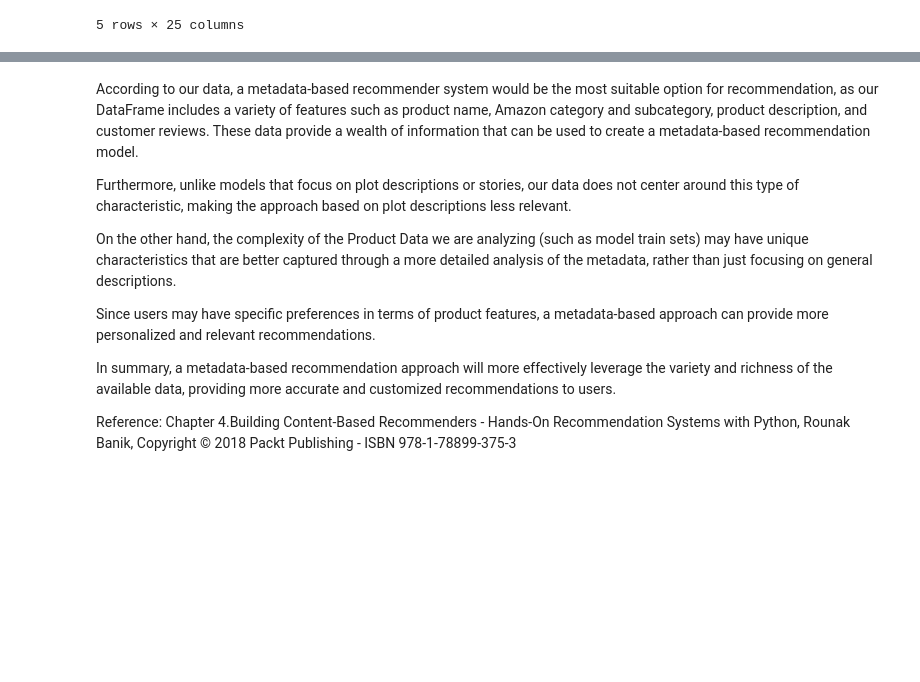
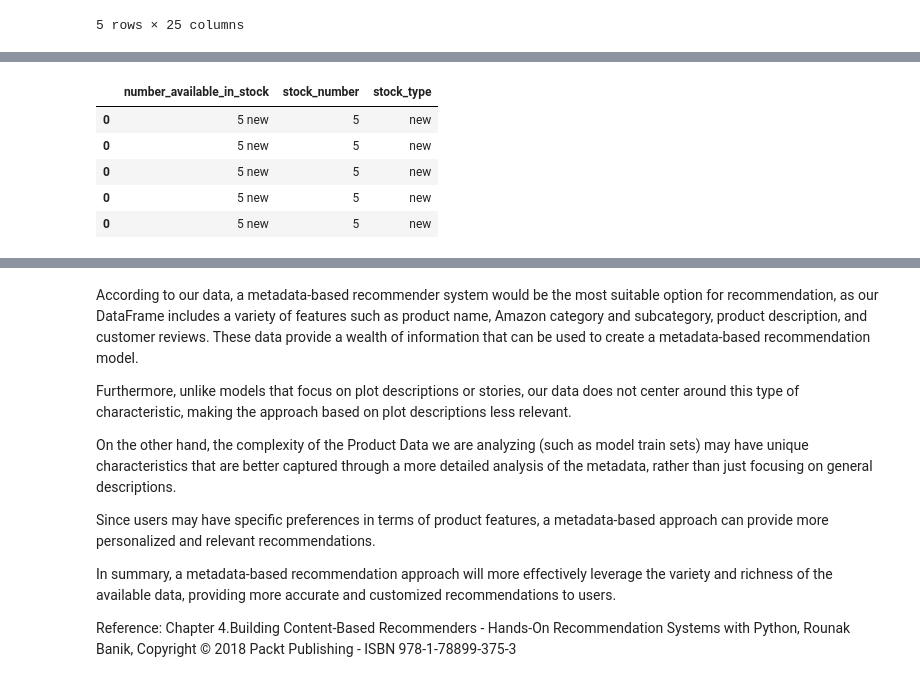
Before and after one commit to FJGM2023015/Recommendation-System-Market-Basket-Analysis-, a Jupyter notebook: recomm_system_market_basket_analysis.ipynb, the cells around one changed output, grey strips where cells are left out. Saved outputs shown, nothing was run; the diff lists cells and outputs as text; code cells hidden in the pictures; blank space fills up the shorter version.

```diff
--- a/recomm_system_market_basket_analysis.ipynb
+++ b/recomm_system_market_basket_analysis.ipynb
@@ -391,7 +366,0 @@ I am going to replace NaN or empty values in my dataframe with 'Unknown'. Howeve
-# %%
-# Add 'Unknown' to the categories in the 'sentiment_category' column
-if 'sentiment_category' in df_amazon_expanded.columns:
-    df_amazon_expanded['sentiment_category'] = df_amazon_expanded['sentiment_category'].cat.add_categories('Unknown')
-
-# Fill all cells with NaN values or empty cells with 'Unknown'
-df_amazon_expanded.fillna('Unknown', inplace=True)
@@ -410,0 +412,19 @@ sadasdasd
+# %%
+def split_number_and_text(s):
+    if pd.notnull(s):
+        match = re.match(r'(\d+)\s*(\w+)', s)
+        if match:
+            return match.groups()
+    return (None, None)
+
+# Apply the function and create new columns
+df_amazon_expanded[['stock_number', 'stock_type']] = df_amazon_expanded['number_available_in_stock'].apply(lambda x: split_number_and_text(x)).apply(pd.Series)
+
+df_amazon_expanded[['number_available_in_stock', 'stock_number', 'stock_type']].head()
+# %% [output]
+|  | number_available_in_stock | stock_number | stock_type |
+| 0 | 5 new | 5 | new |
+| 0 | 5 new | 5 | new |
+| 0 | 5 new | 5 | new |
+| 0 | 5 new | 5 | new |
+| 0 | 5 new | 5 | new |
```
Also changed, not shown: parts of 25 cells of this notebook.
